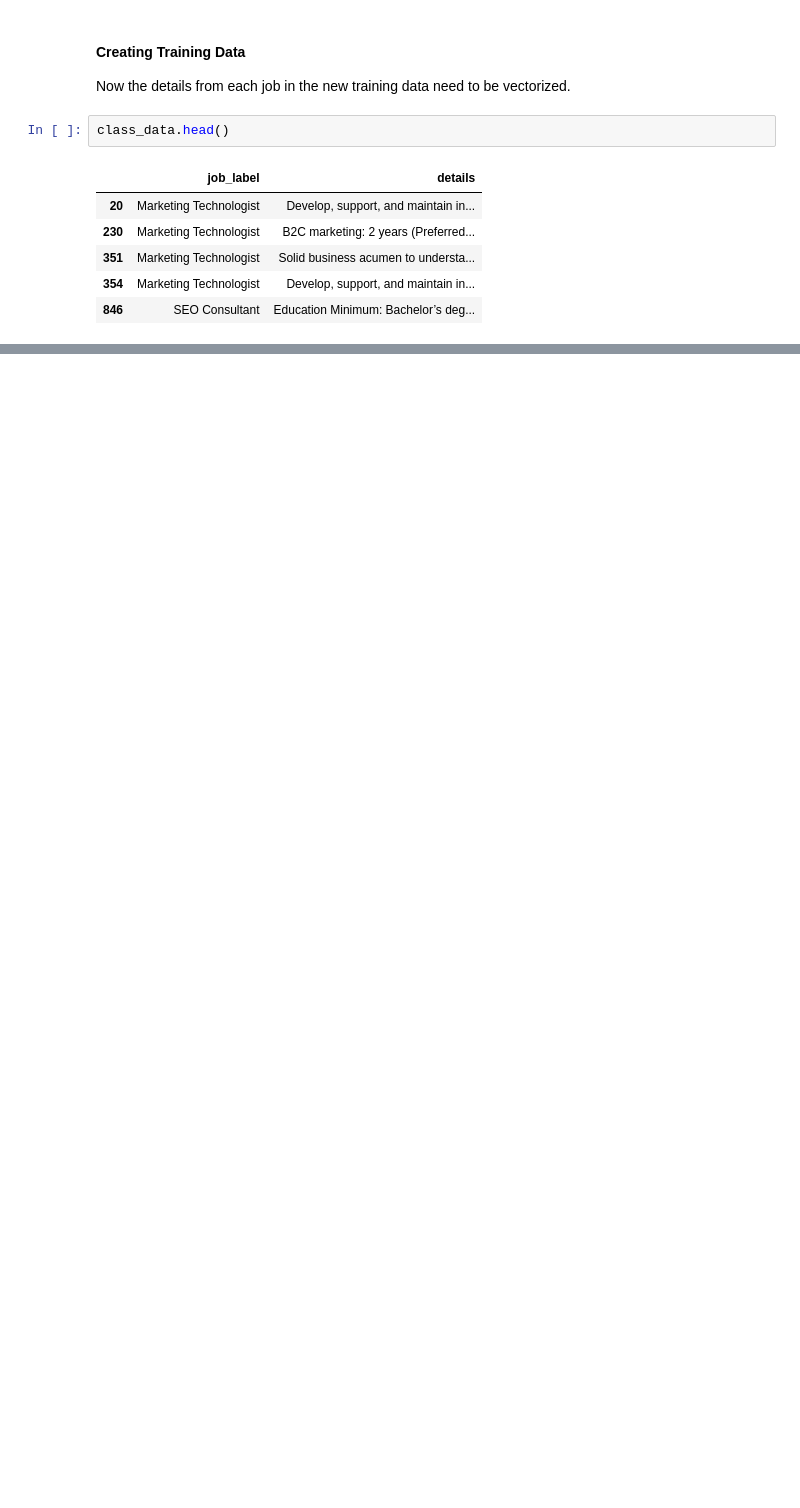
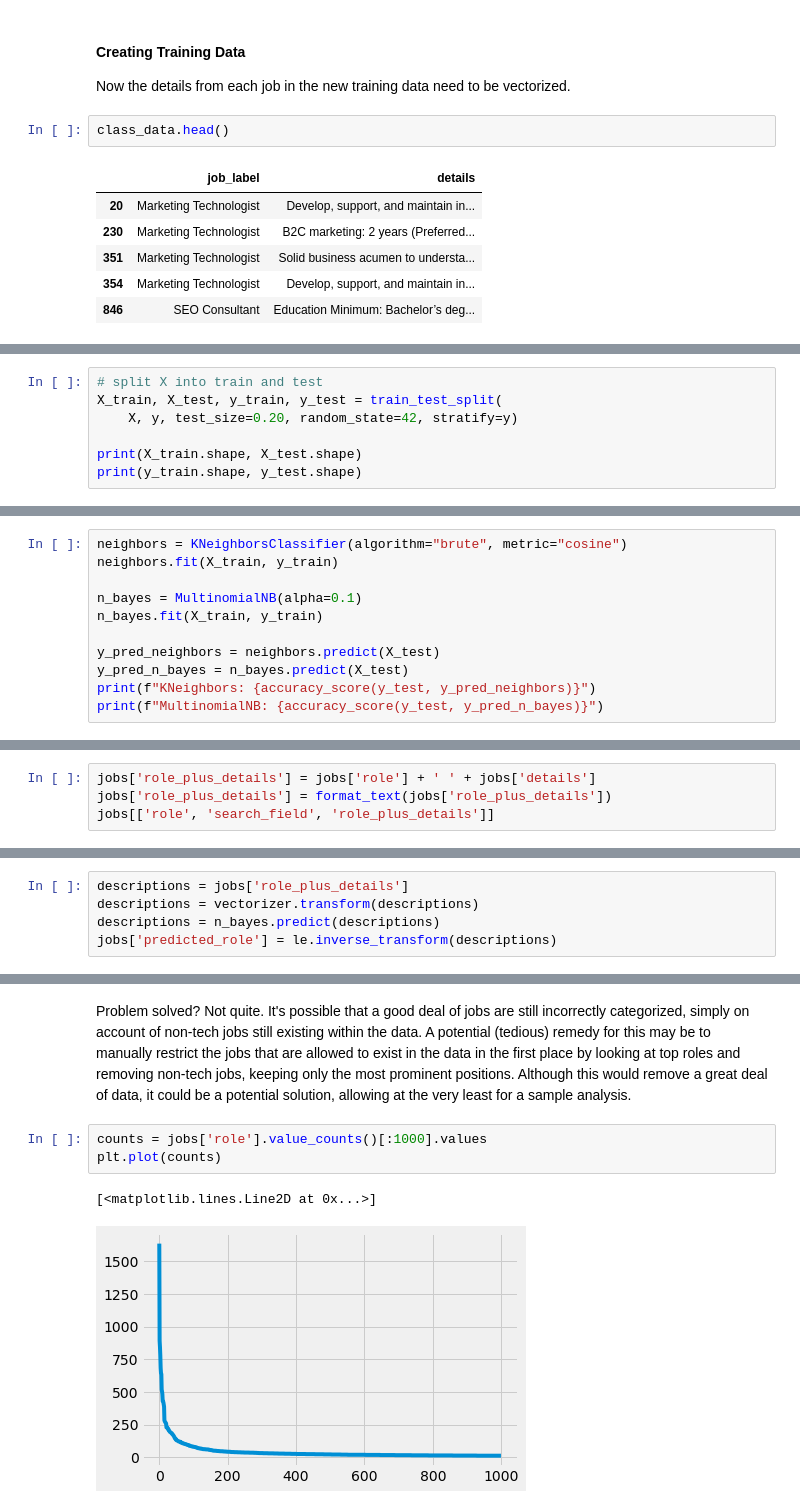
Before and after one commit to jose-marquez89/tech-job-landscape, a Jupyter notebook: python_scrape/jobs_explore.ipynb, the cells around one changed output, grey strips where cells are left out. Drawn from its saved outputs; the diff is of its cells as text; blank space fills up the shorter version.

```diff
--- a/python_scrape/jobs_explore.ipynb
+++ b/python_scrape/jobs_explore.ipynb
@@ -444,0 +465,7 @@ X.shape
+# %%
+# split X into train and test
+X_train, X_test, y_train, y_test = train_test_split(
+    X, y, test_size=0.20, random_state=42, stratify=y)
+
+print(X_train.shape, X_test.shape)
+print(y_train.shape, y_test.shape)
@@ -444,0 +475,11 @@ X.shape
+# %%
+neighbors = KNeighborsClassifier(algorithm="brute", metric="cosine")
+neighbors.fit(X_train, y_train)
+
+n_bayes = MultinomialNB(alpha=0.1)
+n_bayes.fit(X_train, y_train)
+
+y_pred_neighbors = neighbors.predict(X_test)
+y_pred_n_bayes = n_bayes.predict(X_test)
+print(f"KNeighbors: {accuracy_score(y_test, y_pred_neighbors)}")
+print(f"MultinomialNB: {accuracy_score(y_test, y_pred_n_bayes)}")
@@ -444,0 +489,4 @@ X.shape
+# %%
+jobs['role_plus_details'] = jobs['role'] + ' ' + jobs['details']
+jobs['role_plus_details'] = format_text(jobs['role_plus_details'])
+jobs[['role', 'search_field', 'role_plus_details']]
@@ -444,0 +515,5 @@ X.shape
+# %%
+descriptions = jobs['role_plus_details']
+descriptions = vectorizer.transform(descriptions)
+descriptions = n_bayes.predict(descriptions)
+jobs['predicted_role'] = le.inverse_transform(descriptions)
@@ -444,0 +566,8 @@ X.shape
+# %% [markdown]
+Problem solved? Not quite. It's possible that a good deal of jobs are still incorrectly categorized, simply on account of non-tech jobs still existing within the data. A potential (tedious) remedy for this may be to manually restrict the jobs that are allowed to exist in the data in the first place by looking at top roles and removing non-tech jobs, keeping only the most prominent positions. Although this would remove a great deal of data, it could be a potential solution, allowing at the very least for a sample analysis.
+# %%
+counts = jobs['role'].value_counts()[:1000].values
+plt.plot(counts)
+# %% [output]
+[<matplotlib.lines.Line2D at 0x...>]
+[figure, added]
```
Also changed, not shown: parts of 18 cells of this notebook.
